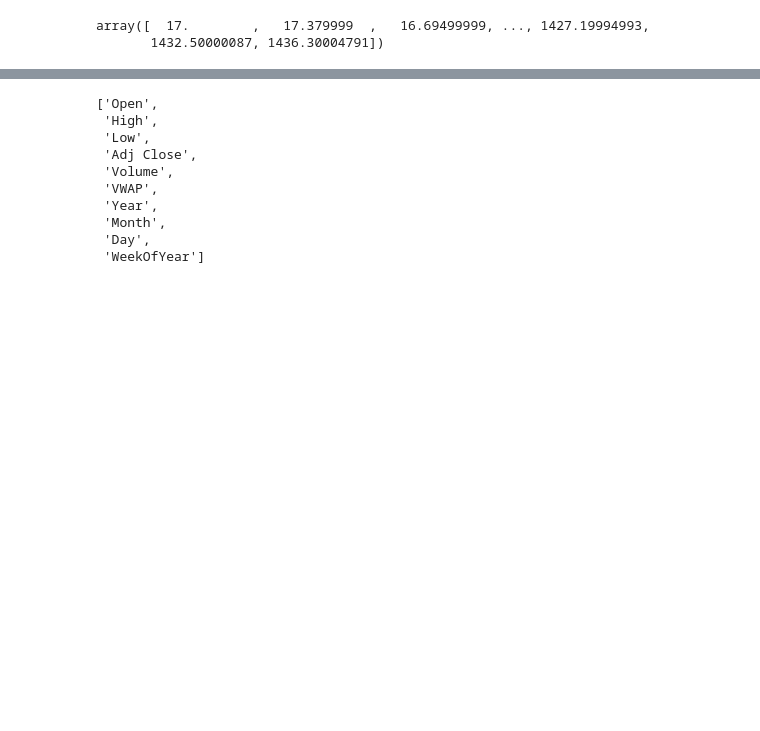
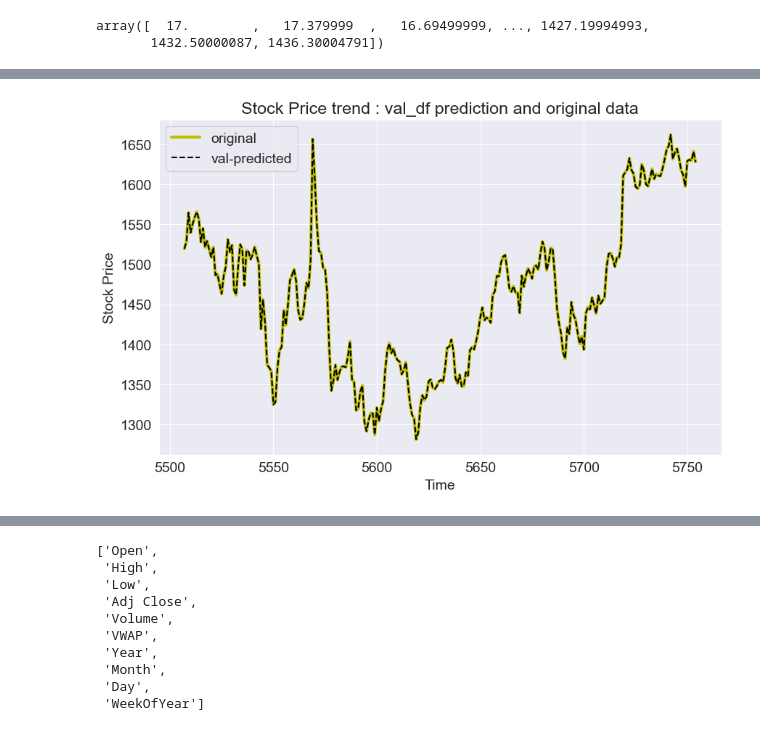
Before and after one commit to saketjha34/Python-Machine-Learning-Projects, a Jupyter notebook: NIFTY 50 Stock Price Prediction/Stock_Price_Prediction_Model_Training.ipynb, the cells around one changed output, grey strips where cells are left out. Drawn from its saved outputs; the diff is of its cells as text; code cells hidden in the pictures; blank space fills up the shorter version.

```diff
--- a/NIFTY 50 Stock Price Prediction/Stock_Price_Prediction_Model_Training.ipynb
+++ b/NIFTY 50 Stock Price Prediction/Stock_Price_Prediction_Model_Training.ipynb
@@ -406,0 +435,6 @@ array([  17.        ,   17.379999  ,   16.69499999, ..., 1427.19994993,
+# %%
+val_preds_index= pd.DataFrame({
+    'index':val_df.index,
+    'preds':val_preds
+})
+val_preds_index
@@ -406,0 +455,10 @@ array([  17.        ,   17.379999  ,   16.69499999, ..., 1427.19994993,
+# %%
+plt.plot(val_df['Close'], label='original',linewidth='3',color='y')
+plt.plot(val_preds_index['index'],val_preds_index['preds'],label='val-predicted',linestyle='dashed',color='k')
+plt.legend()
+plt.xlabel('Time')
+plt.ylabel('Stock Price')
+plt.title('Stock Price trend : val_df prediction and original data')
+plt.show()
+# %% [output]
+[figure, added]
```
Also changed, not shown: parts of 21 cells of this notebook, 15 other files.
